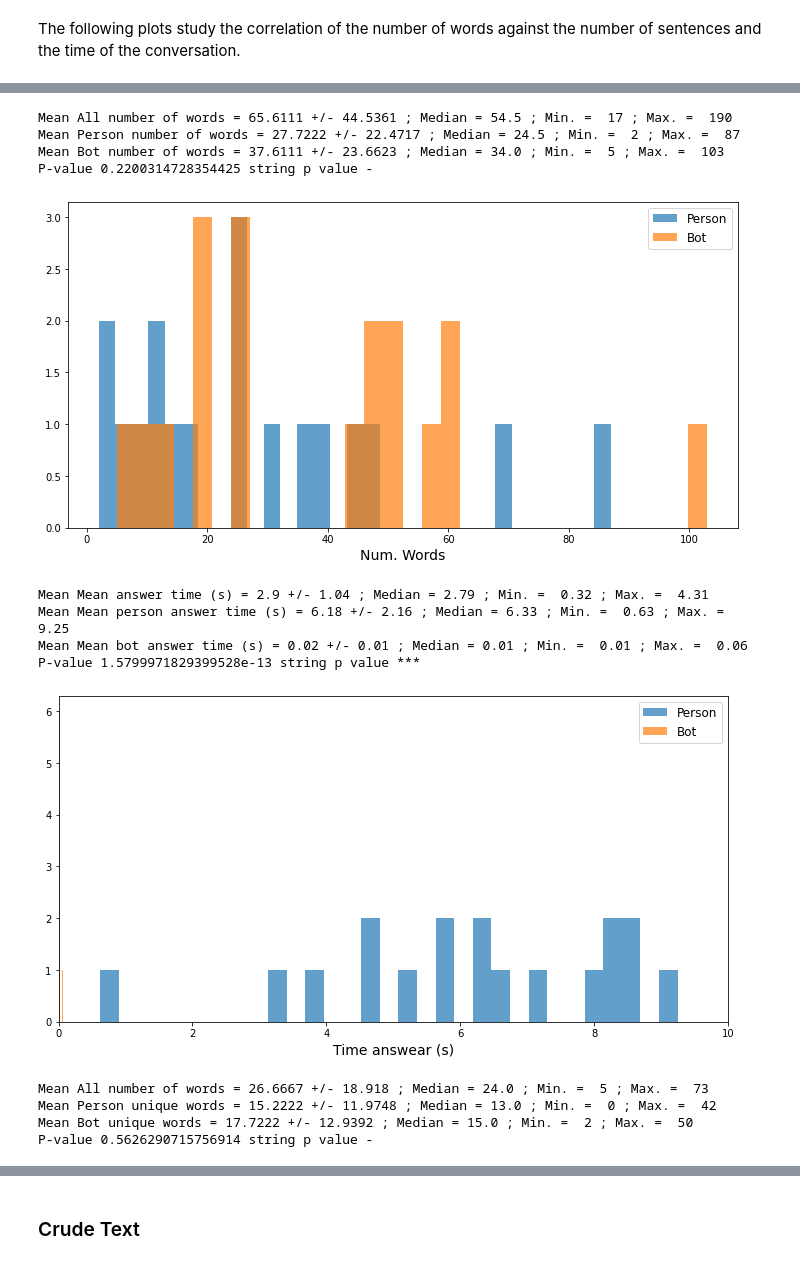
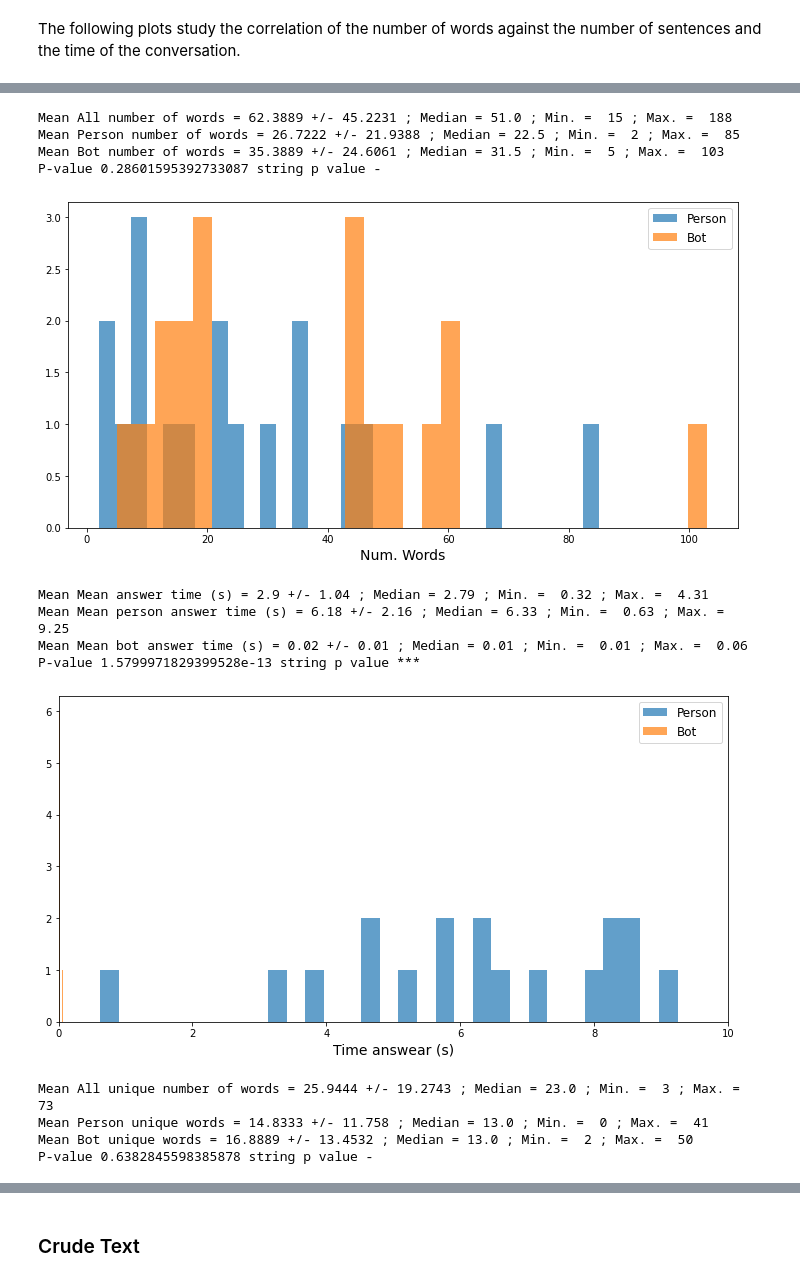
Before and after one commit to ASAPLableni/LableniBot, a Jupyter notebook: DataAnalysis/PipelineAnalysis.ipynb, the cells around one changed output, grey strips where cells are left out. Saved outputs shown, nothing was run; the diff lists cells and outputs as text; code cells hidden in the pictures.

```diff
--- a/DataAnalysis/PipelineAnalysis.ipynb
+++ b/DataAnalysis/PipelineAnalysis.ipynb
@@ -60,7 +60,7 @@ for conv in os.listdir(path_to_conversations):
     excel_name = [file for file in os.listdir(path_to_conversations + conv) if ".xlsx" in file][0]
     df_x = pd.read_excel(path_to_conversations + conv + "/" + excel_name)
     if df_x.shape[0] > 5:
-        all_df_list.append(df_x)
+        all_df_list.append(df_x.iloc[1:].reset_index(drop=True))
 
 print("Number of conversations:", len(all_df_list))
 # %% [output]
@@ -121,12 +121,11 @@ for i_df_x, df_x in enumerate(all_df_list):
 
     # The first raw is removed because the first answer is instantaneous
     time_answer_list, time_bot_answer_list, time_pers_answer_list = [], [], []
-    for i in range(1, df_x.shape[0]-1):
+    for i in range(df_x.shape[0]-1):
+        delta_t = df_x["UnixTimestampInit"].iloc[i+1] - df_x["UnixTimestampEnd"].iloc[i]
         if df_x["Source"].iloc[i] == "Person":
-            delta_t = df_x["UnixTimestampInit"].iloc[i+1] - df_x["UnixTimestampEnd"].iloc[i]
             time_bot_answer_list.append(delta_t)
         else:
-            delta_t = df_x["UnixTimestampInit"].iloc[i+1] - df_x["UnixTimestampEnd"].iloc[i]
             time_pers_answer_list.append(delta_t)
 
         delta_t = df_x["UnixTimestampInit"].iloc[i+1] - df_x["UnixTimestampEnd"].iloc[i]
@@ -278,45 +277,45 @@ print("P-value", p, "string p value", aute.get_p_string(p))
 
 plt.figure(figsize=(12, 6))
 
 plt.hist(df_save["PersonTimeAns"].values, bins=31, alpha=0.7, label="Person")
 plt.hist(df_save["BotTimeAns"].values, bins=31, alpha=0.7, label="Bot")
 plt.xlabel("Time answear (s)", fontsize=14)
 plt.legend(fontsize=12)
 
 plt.xlim(0, 10)
 
 plt.show()
 
 # ####################
 # ### Unique words ###
 # ####################
 
-aute.stat_print(df_save["AllNumUniqWords"].values, "All number of words")
+aute.stat_print(df_save["AllNumUniqWords"].values, "All unique number of words")
 aute.stat_print(df_save["PersonNumUniqWords"].values, "Person unique words")
 aute.stat_print(df_save["BotNumUniqWords"].values, "Bot unique words")
 _, p = sc_stats.f_oneway(df_save["PersonNumUniqWords"].values, df_save["BotNumUniqWords"].values)
 print("P-value", p, "string p value", aute.get_p_string(p))
 
 plt.figure(figsize=(12, 6))
 
 plt.hist(df_save["PersonNumUniqWords"].values, bins=31, alpha=0.7, label="Person")
 plt.hist(df_save["BotNumUniqWords"].values, bins=31, alpha=0.7, label="Bot")
 plt.xlabel("Num. Unique Words", fontsize=14)
 plt.legend(fontsize=12)
 
 plt.show()
 # %% [output]
-Mean All number of words = 65.6111 +/- 44.5361 ; Median = 54.5 ; Min. =  17 ; Max. =  190
-Mean Person number of words = 27.7222 +/- 22.4717 ; Median = 24.5 ; Min. =  2 ; Max. =  87
-Mean Bot number of words = 37.6111 +/- 23.6623 ; Median = 34.0 ; Min. =  5 ; Max. =  103
-P-value 0.2200314728354425 string p value -
+Mean All number of words = 62.3889 +/- 45.2231 ; Median = 51.0 ; Min. =  15 ; Max. =  188
+Mean Person number of words = 26.7222 +/- 21.9388 ; Median = 22.5 ; Min. =  2 ; Max. =  85
+Mean Bot number of words = 35.3889 +/- 24.6061 ; Median = 31.5 ; Min. =  5 ; Max. =  103
+P-value 0.28601595392733087 string p value -
-[figure, old version]
+[figure, new version]
 Mean Mean answer time (s) = 2.9 +/- 1.04 ; Median = 2.79 ; Min. =  0.32 ; Max. =  4.31
 Mean Mean person answer time (s) = 6.18 +/- 2.16 ; Median = 6.33 ; Min. =  0.63 ; Max. =  9.25
 Mean Mean bot answer time (s) = 0.02 +/- 0.01 ; Median = 0.01 ; Min. =  0.01 ; Max. =  0.06
 P-value 1.5799971829399528e-13 string p value ***
 [figure]
-Mean All number of words = 26.6667 +/- 18.918 ; Median = 24.0 ; Min. =  5 ; Max. =  73
-Mean Person unique words = 15.2222 +/- 11.9748 ; Median = 13.0 ; Min. =  0 ; Max. =  42
-Mean Bot unique words = 17.7222 +/- 12.9392 ; Median = 15.0 ; Min. =  2 ; Max. =  50
-P-value 0.5626290715756914 string p value -
+Mean All unique number of words = 25.9444 +/- 19.2743 ; Median = 23.0 ; Min. =  3 ; Max. =  73
+Mean Person unique words = 14.8333 +/- 11.758 ; Median = 13.0 ; Min. =  0 ; Max. =  41
+Mean Bot unique words = 16.8889 +/- 13.4532 ; Median = 13.0 ; Min. =  2 ; Max. =  50
+P-value 0.6382845598385878 string p value -
```
Also changed, not shown: parts of 18 cells of this notebook, 1 other file.
